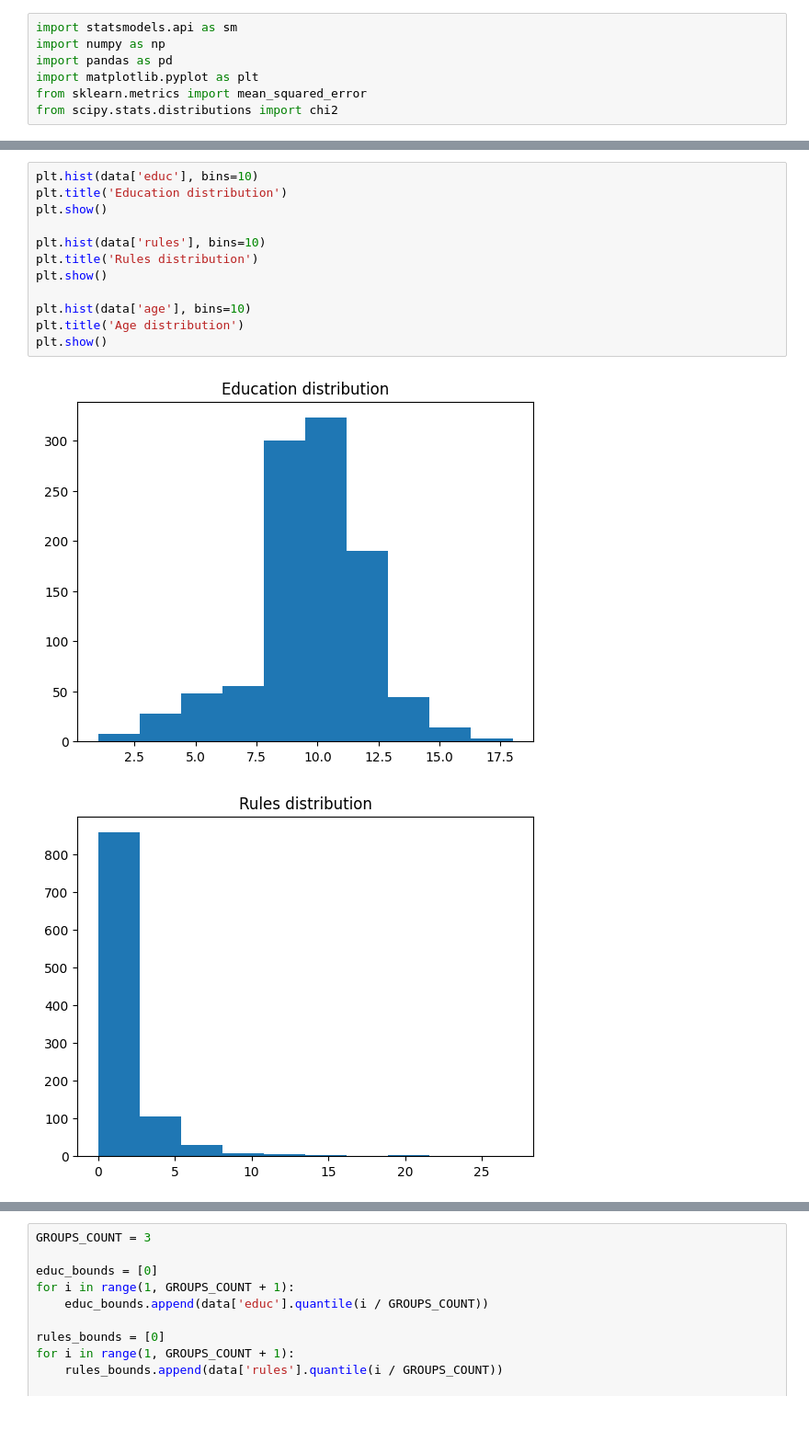
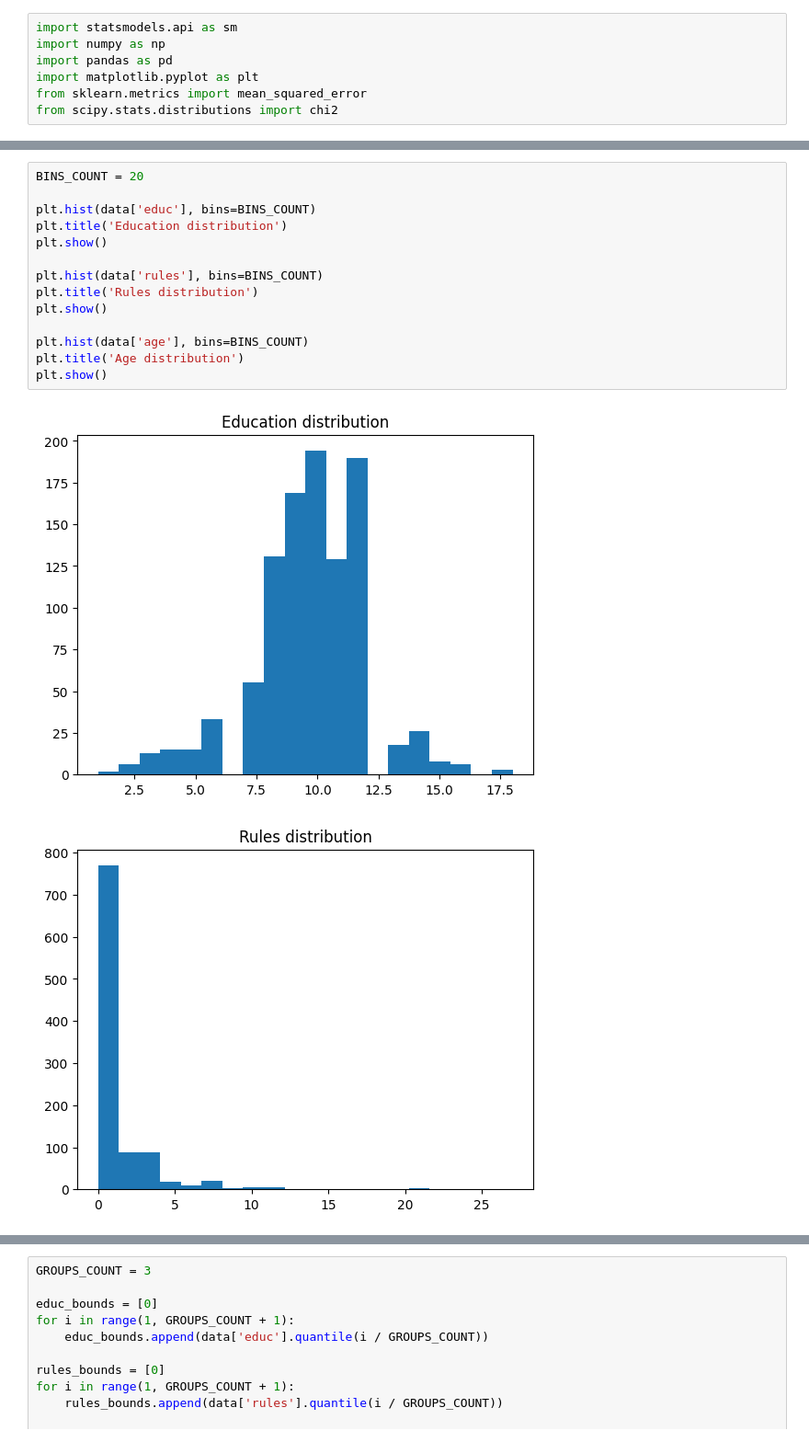
Before and after one commit to SamuraiGalahad/IDZ_HW, a Jupyter notebook: hw.ipynb, the cells around one changed output, grey strips where cells are left out. Shown: that part at 92% size. Cells and saved outputs as stored; diff of their text form.

```diff
--- a/hw.ipynb
+++ b/hw.ipynb
@@ -87,17 +74,19 @@ data.describe()
 | 75% | 1.000000 | 1.000000 | 0.000000 | 0.000000 | 1.000000 | 1.000000 | 11.000000 | 1.000000 | 388.000000 |
 | max | 1.000000 | 1.000000 | 1.000000 | 1.000000 | 1.000000 | 1.000000 | 18.000000 | 27.000000 | 933.000000 |
 # %%
-plt.hist(data['educ'], bins=10)
+BINS_COUNT = 20
+
+plt.hist(data['educ'], bins=BINS_COUNT)
 plt.title('Education distribution')
 plt.show()
 
-plt.hist(data['rules'], bins=10)
+plt.hist(data['rules'], bins=BINS_COUNT)
 plt.title('Rules distribution')
 plt.show()
 
-plt.hist(data['age'], bins=10)
+plt.hist(data['age'], bins=BINS_COUNT)
 plt.title('Age distribution')
 plt.show()
 # %% [output]
-[figure, old version]
+[figure, new version]
-[figure, old version]
+[figure, new version]
```
Also changed, not shown: parts of 20 cells of this notebook, 1 other file.
